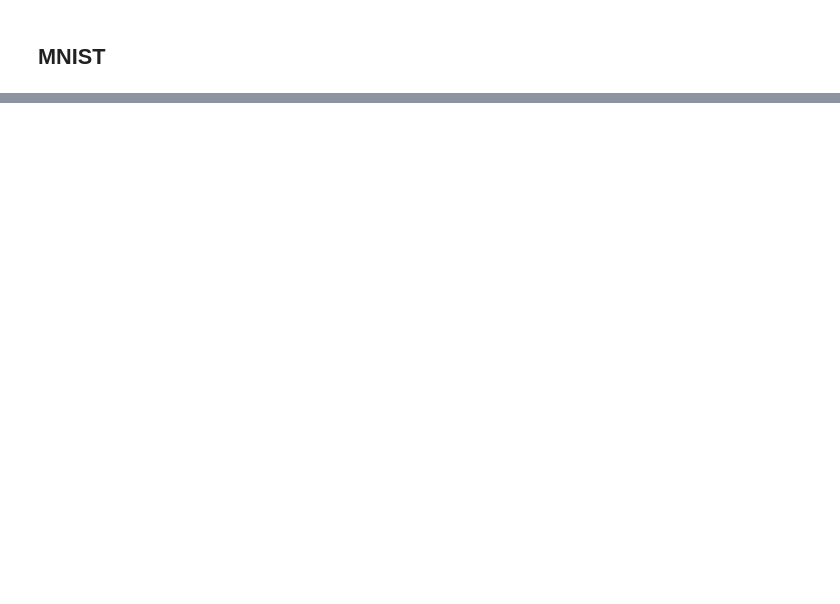
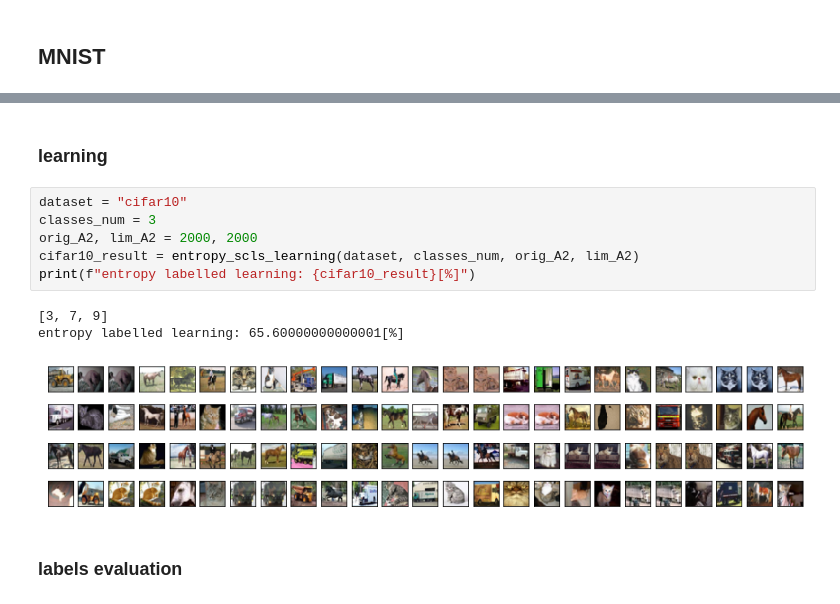
Before and after one commit to 1W1521375/entropy_labelling, a Jupyter notebook: sub-n-classes_entropy.ipynb, the cells around one changed output, grey strips where cells are left out. Drawn from its saved outputs; the diff is of its cells as text; blank space fills up the shorter version.

```diff
--- a/sub-n-classes_entropy.ipynb
+++ b/sub-n-classes_entropy.ipynb
@@ -123,0 +202,14 @@ results
+# %% [markdown]
+### learning
+# %%
+dataset = "cifar10"
+classes_num = 3
+orig_A2, lim_A2 = 2000, 2000
+cifar10_result = entropy_scls_learning(dataset, classes_num, orig_A2, lim_A2)
+print(f"entropy labelled learning: {cifar10_result}[%]")
+# %% [output]
+[3, 7, 9]
+entropy labelled learning: 65.60000000000001[%]
+[figure, added]
+# %% [markdown]
+### labels evaluation
```
Also changed, not shown: parts of 19 cells of this notebook, 1 other file.
